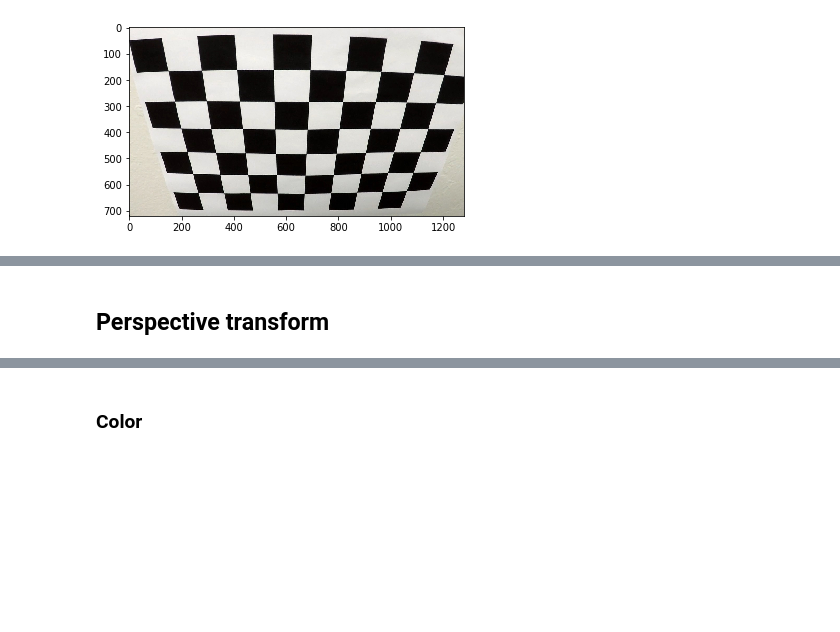
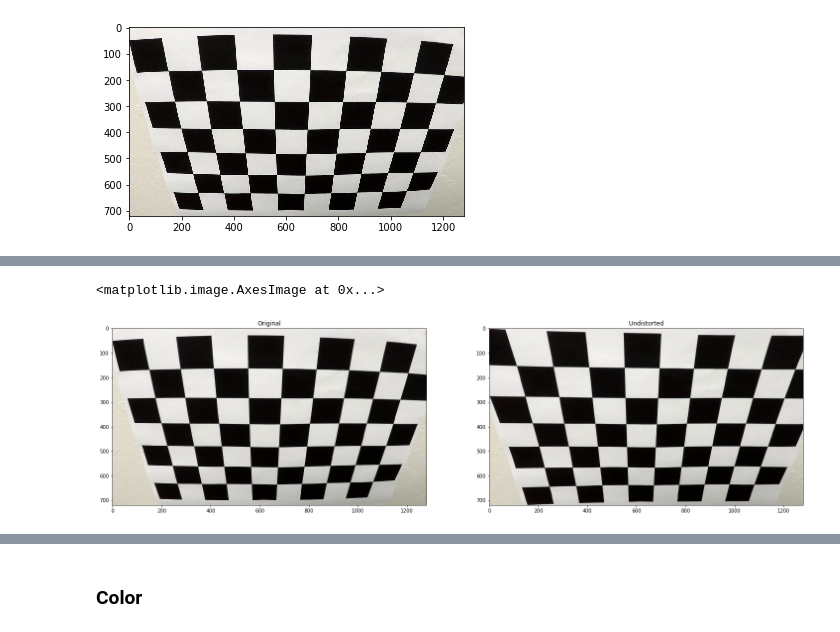
Before and after one commit to johnciocoiu/udacity-nd-self-driving-car-project-4, a Jupyter notebook: advanced-lane-lines.ipynb, the cells around one changed output, grey strips where cells are left out. Drawn from its saved outputs; the diff is of its cells as text; code cells hidden in the pictures; blank space fills up the shorter version.

```diff
--- a/advanced-lane-lines.ipynb
+++ b/advanced-lane-lines.ipynb
@@ -88,5 +87,14 @@ ret, mtx, dist, rvecs, tvecs = cv2.calibrateCamera(objpoints, imgpoints, gray.sh
 # %%
 def undistort(img):
     return cv2.undistort(img, mtx, dist, None, mtx)
-# %% [markdown]
-## Perspective transform
+# %%
+img = mpimg.imread("camera_cal/calibration2.jpg")
+
+f, axarr = plt.subplots(1, 2, figsize=(25,25))
+axarr[0].set_title('Original')
+axarr[0].imshow(img)
+axarr[1].set_title('Undistorted')
+axarr[1].imshow(undistort(img))
+# %% [output]
+<matplotlib.image.AxesImage at 0x...>
+[figure, added]
```
Also changed, not shown: parts of 52 cells of this notebook, 15 other files.
